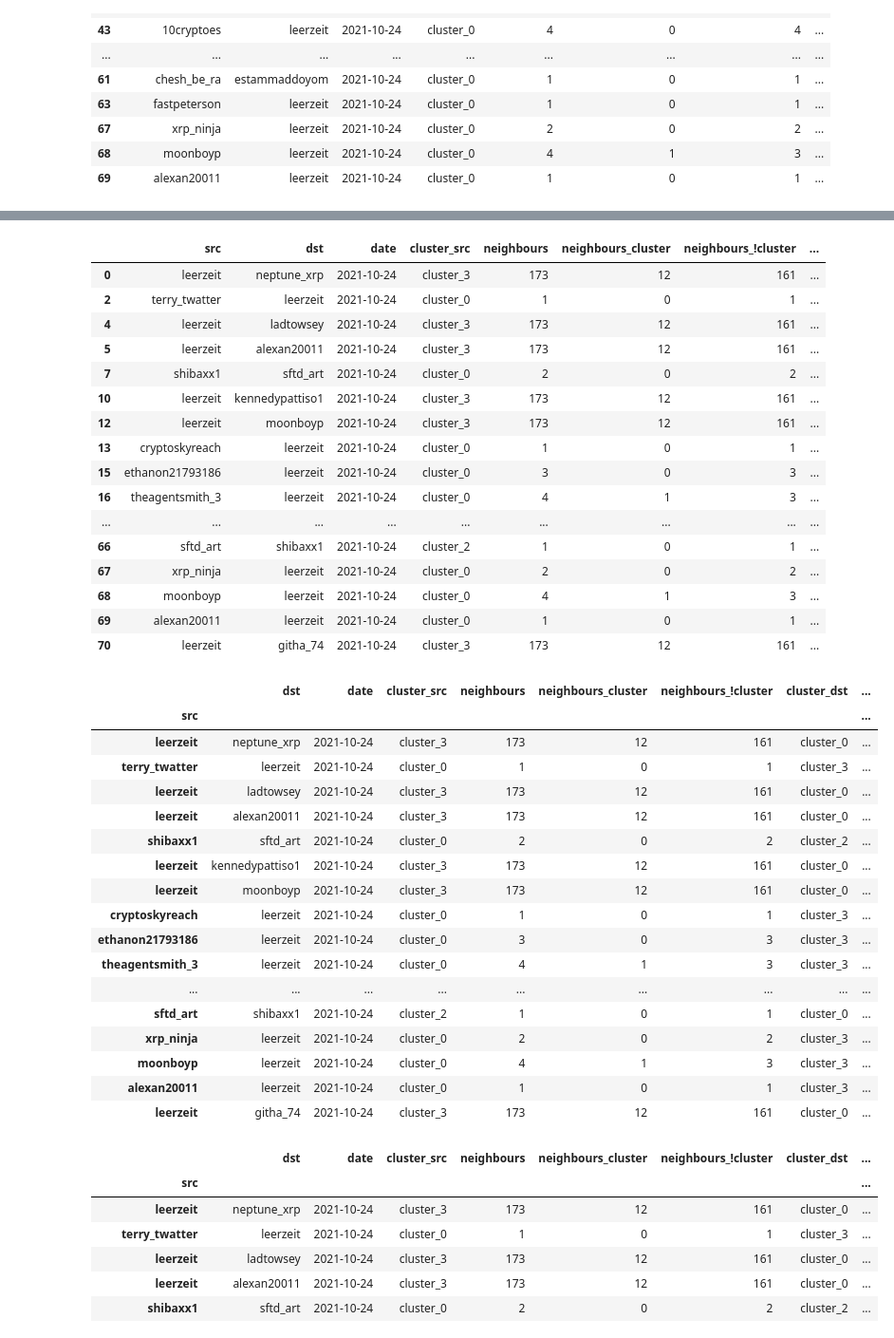
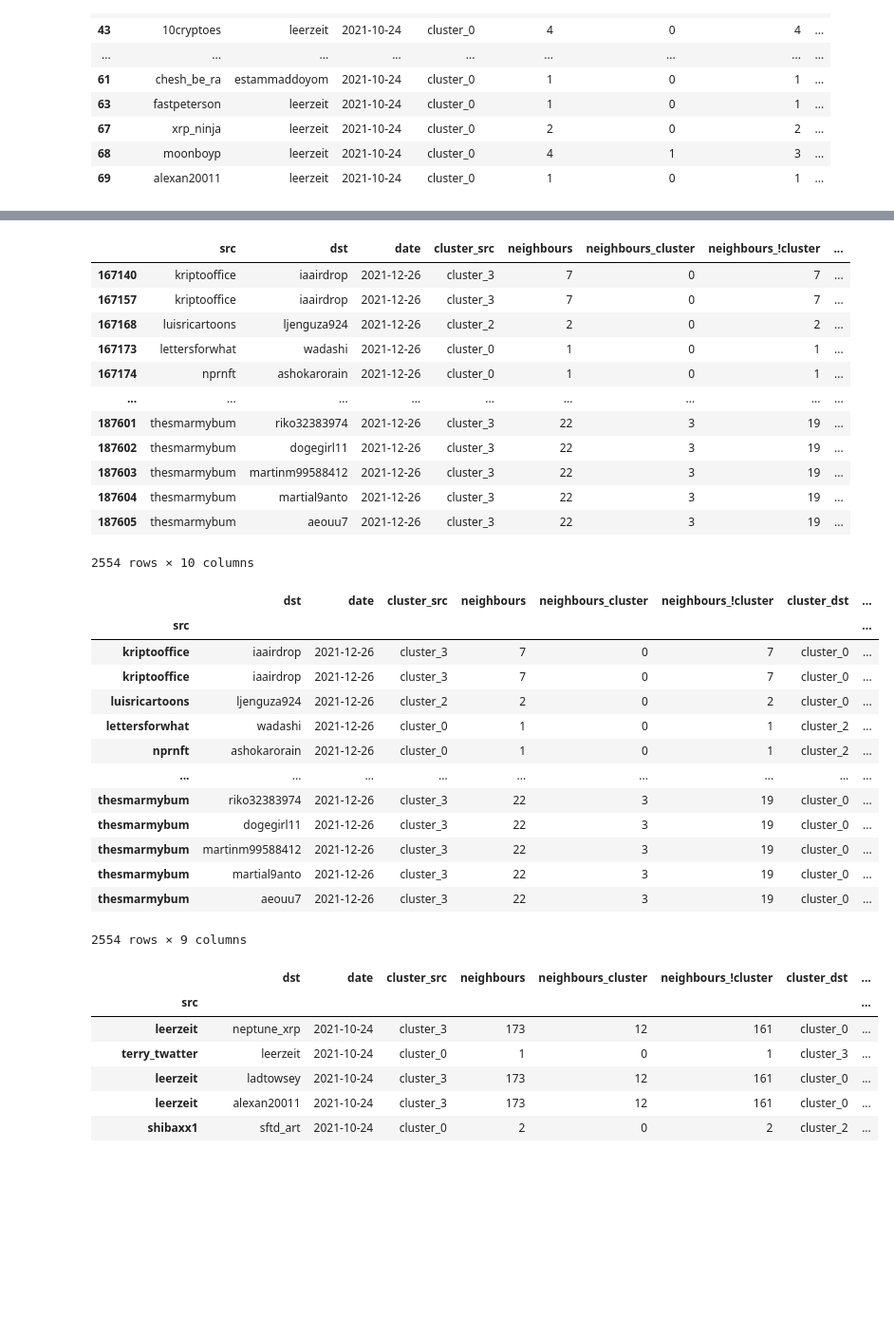
Before and after one commit to christianschwendner/coins_2122, a Jupyter notebook: Model/Model_per_Currency_wip.ipynb, the cells around one changed output, grey strips where cells are left out. Shown at 95% size. Drawn from its saved outputs; the diff is of its cells as text; code cells hidden in the pictures; blank space fills up the shorter version.

```diff
--- a/Model/Model_per_Currency_wip.ipynb
+++ b/Model/Model_per_Currency_wip.ipynb
@@ -126,49 +122,41 @@ adj_mat_ETH.loc[adj_mat['date'] == '2021-10-24']
 # %%
-ng = adj_mat_ETH.loc[adj_mat['date'] == '2021-10-24']
+ng = adj_mat_ETH.loc[adj_mat['date'] == '2021-12-26']
 # %%
 ng
 # %% [output]
 |  | src | dst | date | cluster_src | neighbours | neighbours_cluster | neighbours_!cluster | ... |
-| 0 | leerzeit | neptune_xrp | 2021-10-24 | cluster_3 | 173 | 12 | 161 | ... |
-| 2 | terry_twatter | leerzeit | 2021-10-24 | cluster_0 | 1 | 0 | 1 | ... |
-| 4 | leerzeit | ladtowsey | 2021-10-24 | cluster_3 | 173 | 12 | 161 | ... |
-| 5 | leerzeit | alexan20011 | 2021-10-24 | cluster_3 | 173 | 12 | 161 | ... |
-| 7 | shibaxx1 | sftd_art | 2021-10-24 | cluster_0 | 2 | 0 | 2 | ... |
-| 10 | leerzeit | kennedypattiso1 | 2021-10-24 | cluster_3 | 173 | 12 | 161 | ... |
-| 12 | leerzeit | moonboyp | 2021-10-24 | cluster_3 | 173 | 12 | 161 | ... |
-| 13 | cryptoskyreach | leerzeit | 2021-10-24 | cluster_0 | 1 | 0 | 1 | ... |
-| 15 | ethanon21793186 | leerzeit | 2021-10-24 | cluster_0 | 3 | 0 | 3 | ... |
-| 16 | theagentsmith_3 | leerzeit | 2021-10-24 | cluster_0 | 4 | 1 | 3 | ... |
+| 167140 | kriptooffice | iaairdrop | 2021-12-26 | cluster_3 | 7 | 0 | 7 | ... |
+| 167157 | kriptooffice | iaairdrop | 2021-12-26 | cluster_3 | 7 | 0 | 7 | ... |
+| 167168 | luisricartoons | ljenguza924 | 2021-12-26 | cluster_2 | 2 | 0 | 2 | ... |
+| 167173 | lettersforwhat | wadashi | 2021-12-26 | cluster_0 | 1 | 0 | 1 | ... |
+| 167174 | nprnft | ashokarorain | 2021-12-26 | cluster_0 | 1 | 0 | 1 | ... |
 | ... | ... | ... | ... | ... | ... | ... | ... | ... |
-| 66 | sftd_art | shibaxx1 | 2021-10-24 | cluster_2 | 1 | 0 | 1 | ... |
-| 67 | xrp_ninja | leerzeit | 2021-10-24 | cluster_0 | 2 | 0 | 2 | ... |
-| 68 | moonboyp | leerzeit | 2021-10-24 | cluster_0 | 4 | 1 | 3 | ... |
-| 69 | alexan20011 | leerzeit | 2021-10-24 | cluster_0 | 1 | 0 | 1 | ... |
-| 70 | leerzeit | githa_74 | 2021-10-24 | cluster_3 | 173 | 12 | 161 | ... |
+| 187601 | thesmarmybum | riko32383974 | 2021-12-26 | cluster_3 | 22 | 3 | 19 | ... |
+| 187602 | thesmarmybum | dogegirl11 | 2021-12-26 | cluster_3 | 22 | 3 | 19 | ... |
+| 187603 | thesmarmybum | martinm99588412 | 2021-12-26 | cluster_3 | 22 | 3 | 19 | ... |
+| 187604 | thesmarmybum | martial9anto | 2021-12-26 | cluster_3 | 22 | 3 | 19 | ... |
+| 187605 | thesmarmybum | aeouu7 | 2021-12-26 | cluster_3 | 22 | 3 | 19 | ... |
+2554 rows × 10 columns
 # %%
 #ng.reset_index()#inplace=True)
-#ng.set_index('src', inplace=True)
+ng.set_index('src', inplace=True)
 ng.set_index(ng.index, drop=False)
 #ng['ID'] = ng.index
 # %% [output]
 |  | dst | date | cluster_src | neighbours | neighbours_cluster | neighbours_!cluster | cluster_dst | ... |
 | src |  |  |  |  |  |  |  | ... |
-| leerzeit | neptune_xrp | 2021-10-24 | cluster_3 | 173 | 12 | 161 | cluster_0 | ... |
-| terry_twatter | leerzeit | 2021-10-24 | cluster_0 | 1 | 0 | 1 | cluster_3 | ... |
-| leerzeit | ladtowsey | 2021-10-24 | cluster_3 | 173 | 12 | 161 | cluster_0 | ... |
-| leerzeit | alexan20011 | 2021-10-24 | cluster_3 | 173 | 12 | 161 | cluster_0 | ... |
-| shibaxx1 | sftd_art | 2021-10-24 | cluster_0 | 2 | 0 | 2 | cluster_2 | ... |
-| leerzeit | kennedypattiso1 | 2021-10-24 | cluster_3 | 173 | 12 | 161 | cluster_0 | ... |
-| leerzeit | moonboyp | 2021-10-24 | cluster_3 | 173 | 12 | 161 | cluster_0 | ... |
-| cryptoskyreach | leerzeit | 2021-10-24 | cluster_0 | 1 | 0 | 1 | cluster_3 | ... |
-| ethanon21793186 | leerzeit | 2021-10-24 | cluster_0 | 3 | 0 | 3 | cluster_3 | ... |
-| theagentsmith_3 | leerzeit | 2021-10-24 | cluster_0 | 4 | 1 | 3 | cluster_3 | ... |
+| kriptooffice | iaairdrop | 2021-12-26 | cluster_3 | 7 | 0 | 7 | cluster_0 | ... |
+| kriptooffice | iaairdrop | 2021-12-26 | cluster_3 | 7 | 0 | 7 | cluster_0 | ... |
+| luisricartoons | ljenguza924 | 2021-12-26 | cluster_2 | 2 | 0 | 2 | cluster_0 | ... |
+| lettersforwhat | wadashi | 2021-12-26 | cluster_0 | 1 | 0 | 1 | cluster_2 | ... |
+| nprnft | ashokarorain | 2021-12-26 | cluster_0 | 1 | 0 | 1 | cluster_2 | ... |
 | ... | ... | ... | ... | ... | ... | ... | ... | ... |
-| sftd_art | shibaxx1 | 2021-10-24 | cluster_2 | 1 | 0 | 1 | cluster_0 | ... |
-| xrp_ninja | leerzeit | 2021-10-24 | cluster_0 | 2 | 0 | 2 | cluster_3 | ... |
-| moonboyp | leerzeit | 2021-10-24 | cluster_0 | 4 | 1 | 3 | cluster_3 | ... |
-| alexan20011 | leerzeit | 2021-10-24 | cluster_0 | 1 | 0 | 1 | cluster_3 | ... |
-| leerzeit | githa_74 | 2021-10-24 | cluster_3 | 173 | 12 | 161 | cluster_0 | ... |
+| thesmarmybum | riko32383974 | 2021-12-26 | cluster_3 | 22 | 3 | 19 | cluster_0 | ... |
+| thesmarmybum | dogegirl11 | 2021-12-26 | cluster_3 | 22 | 3 | 19 | cluster_0 | ... |
+| thesmarmybum | martinm99588412 | 2021-12-26 | cluster_3 | 22 | 3 | 19 | cluster_0 | ... |
+| thesmarmybum | martial9anto | 2021-12-26 | cluster_3 | 22 | 3 | 19 | cluster_0 | ... |
+| thesmarmybum | aeouu7 | 2021-12-26 | cluster_3 | 22 | 3 | 19 | cluster_0 | ... |
+2554 rows × 9 columns
 # %%
 ng
 # %% [output]
```
Also changed, not shown: parts of 30 cells of this notebook.
